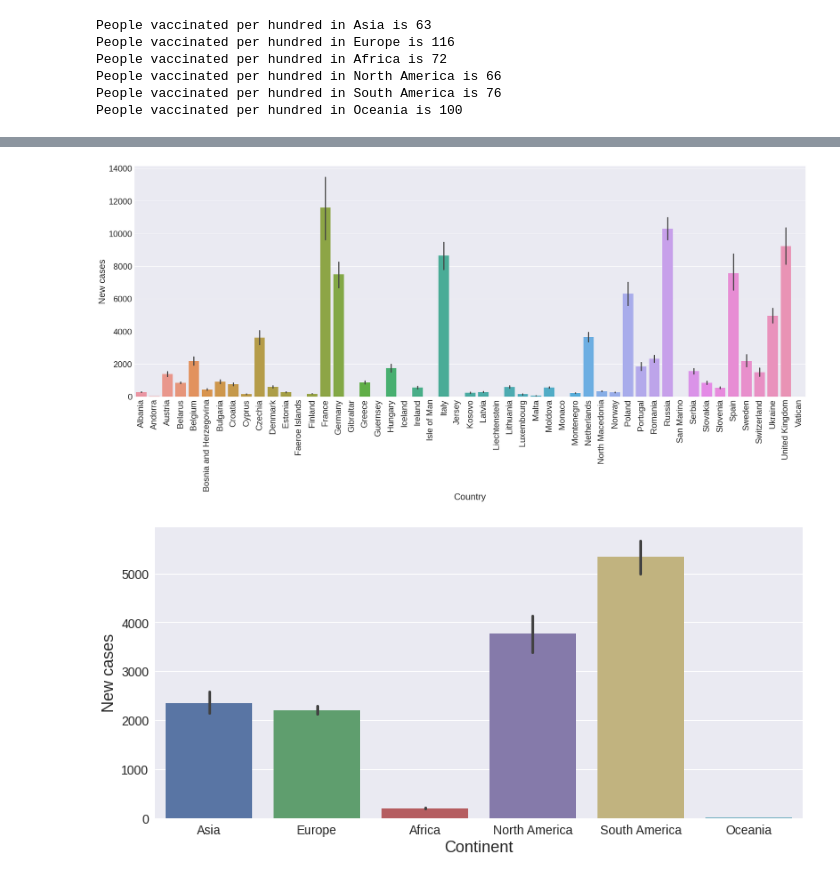
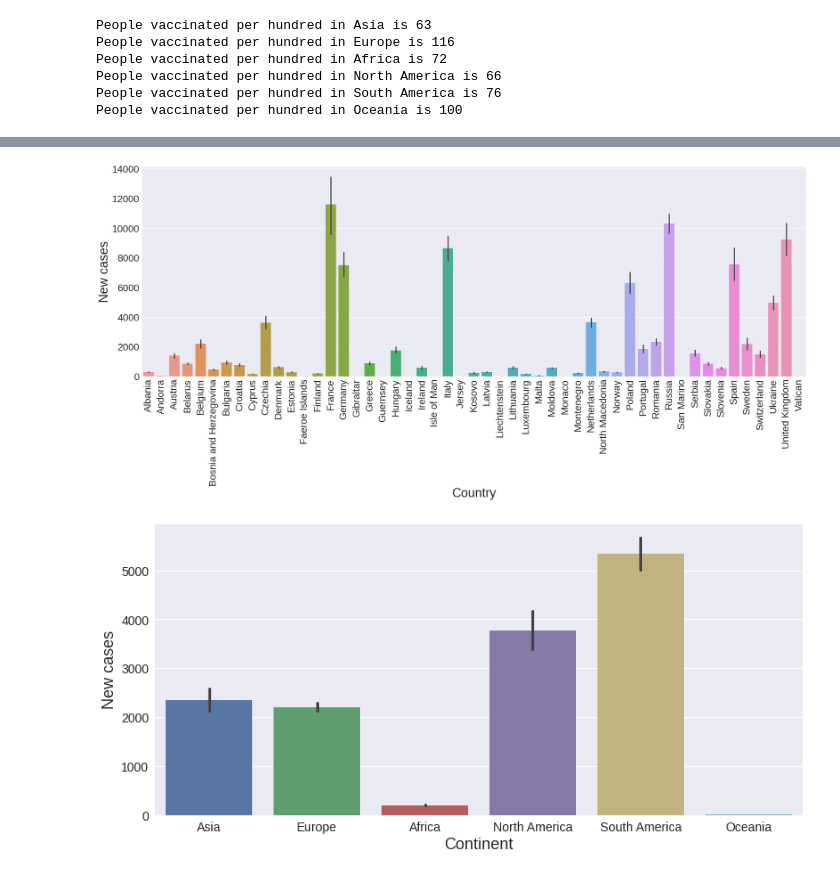
Before and after one commit to MikhailKuklin/exploratory_data_analysis_pandas, a Jupyter notebook: 2021_05_31_exploratory_data_analysis_pandas_partI.ipynb, the cells around one changed output, grey strips where cells are left out. Saved outputs shown, nothing was run; the diff lists cells and outputs as text; code cells hidden in the pictures.

```diff
--- a/2021_05_31_exploratory_data_analysis_pandas_partI.ipynb
+++ b/2021_05_31_exploratory_data_analysis_pandas_partI.ipynb
@@ -378,15 +381,15 @@ People vaccinated per hundred in Vatican is nan
 # %%
 # bar plot EU countries vs. new cases
 
-plt.figure(figsize=(34,12))
+plt.figure(figsize=(34,11))
 sns.barplot(x='location',y='new_cases', data=df_europe)
-plt.xlabel('Country', fontsize=26)
-plt.xticks(fontsize=24,rotation='90')
-plt.ylabel('New cases', fontsize=26)
-plt.yticks(fontsize=24)
+plt.xlabel('Country', fontsize=36)
+plt.xticks(fontsize=28,rotation='90')
+plt.ylabel('New cases', fontsize=36)
+plt.yticks(fontsize=28)
 plt.show()
 # %% [output]
-[figure, old version]
+[figure, new version]
 # %%
 # bar plot continent vs. new cases
 
```
Also changed, not shown: parts of 20 cells of this notebook.
